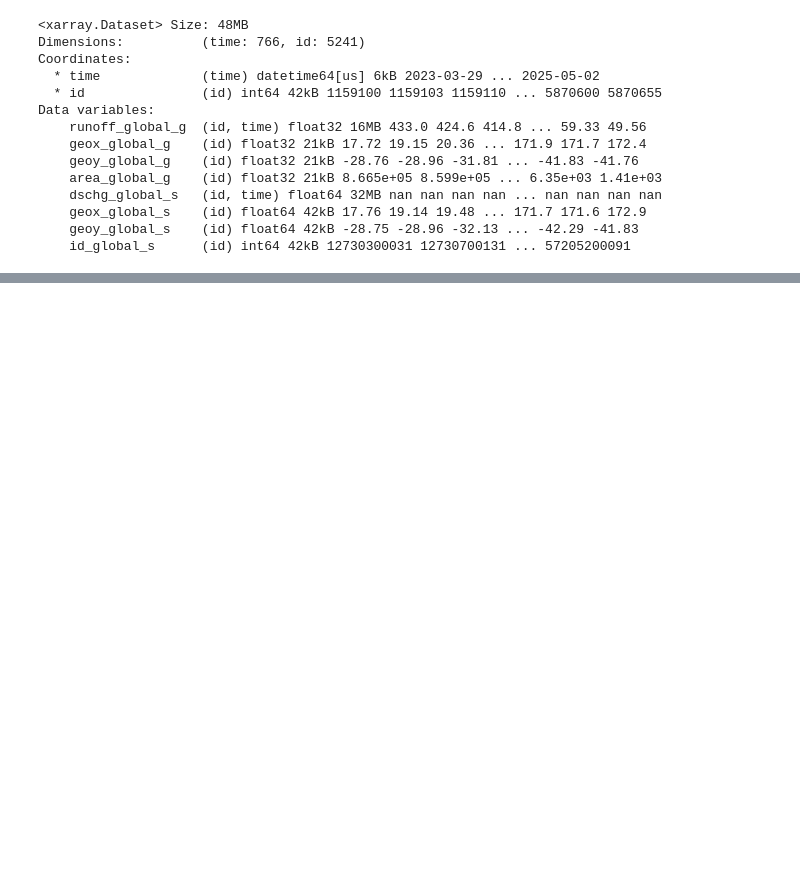
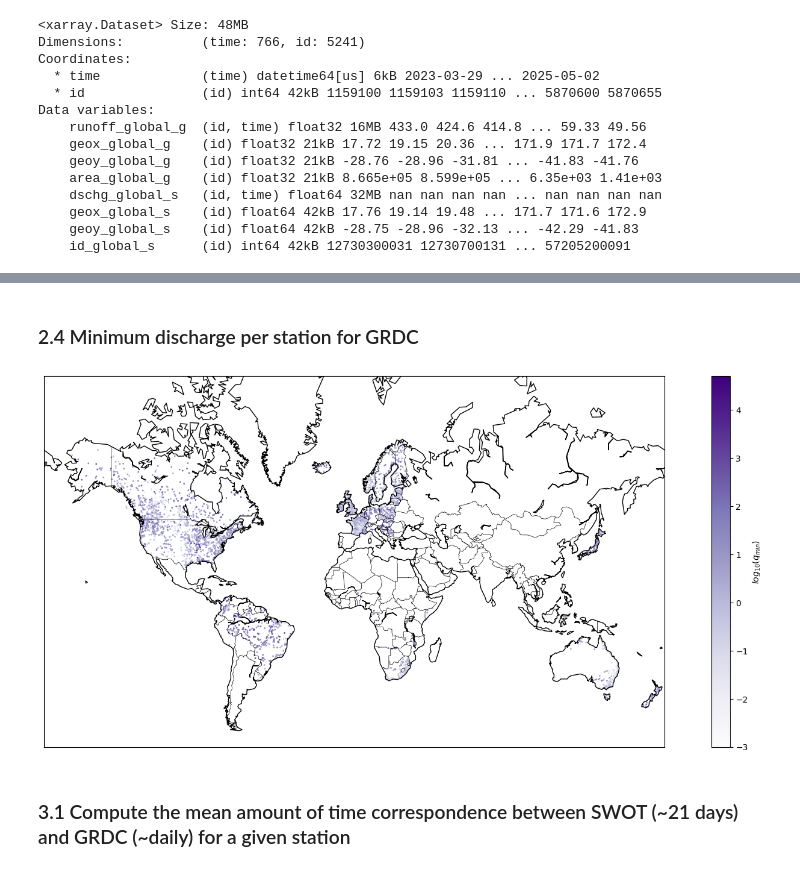
Before and after one commit to evecastonguay/Stage2026, a Jupyter notebook: discharge_dset.ipynb, the cells around one changed output, grey strips where cells are left out. Saved outputs shown, nothing was run; the diff lists cells and outputs as text; code cells hidden in the pictures; blank space fills up the shorter version.

```diff
--- a/discharge_dset.ipynb
+++ b/discharge_dset.ipynb
@@ -462,0 +524,40 @@ plt.show()"""
+# %% [markdown]
+### 2.4 Minimum discharge per station for GRDC
+# %%
+# Tutorial https://www.tutorialspoint.com/matplotlib/matplotlib_basemap.htm
+# Colormaps https://matplotlib.org/stable/users/explain/colors/colormaps.html
+
+# Compute maximum discharges (ignoring nans)
+r_min = np.nanmin(dset_global['runoff_global_g'].values, axis=1) # value will be nan if no data
+
+# Retrieve (lat,lon) of stations
+x_s = dset_global['geox_global_g'].values
+y_s = dset_global['geoy_global_g'].values
+
+# Plot
+plt.figure(figsize=(20, 8))
+
+min_lat = -60
+max_lat = 80
+min_lon = -180
+max_lon = 180
+map = Basemap(
+   projection='merc', llcrnrlat=min_lat, urcrnrlat=max_lat,
+   llcrnrlon=min_lon, urcrnrlon=max_lon, resolution='c')
+
+map.drawcoastlines()
+map.drawcountries()
+#map.drawparallels(np.linspace(min_lon,max_lon,num=10))
+#map.drawmeridians(np.linspace(min_lat,max_lat,num=10))
+
+
+x, y = map(x_s, y_s)  # Projecting latitudes and longitudes to map coordinates
+mymap = map.scatter(x, y, c=np.log10(r_min), cmap='Purples', marker='o', alpha=1, s=1) # s is markersize, [vmin=0,vmax=5000]
+
+plt.colorbar(mymap, label=r'$log_{10}(q_{min})$')
+
+plt.show()
+# %% [output]
+[figure, added]
+# %% [markdown]
+### 3.1 Compute the mean amount of time correspondence between SWOT (~21 days) and GRDC (~daily) for a given station
```
Also changed, not shown: parts of 21 cells of this notebook.
